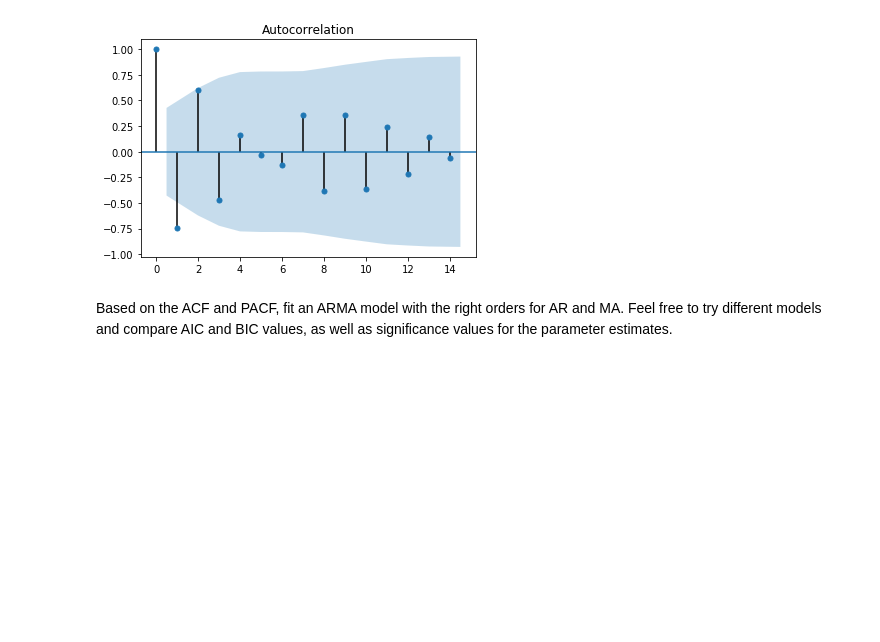
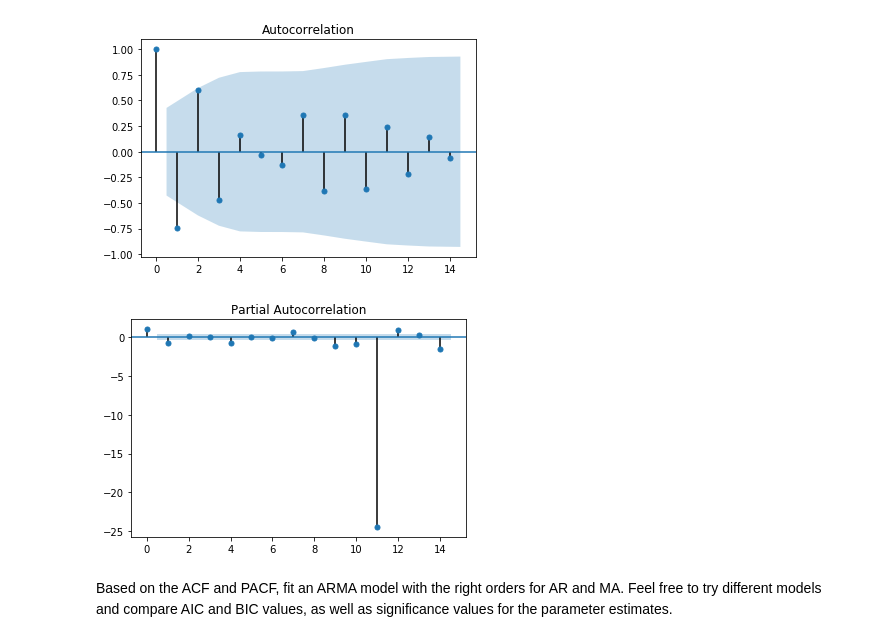
Before and after one commit to fragmento/dsc-arma-models-statsmodels-lab-nyc-ds-033020, a Jupyter notebook: index.ipynb, the cells around one changed output. Saved outputs shown, nothing was run; the diff lists cells and outputs as text; code cells hidden in the pictures; blank space fills up the shorter version.

```diff
--- a/index.ipynb
+++ b/index.ipynb
@@ -68,6 +68,9 @@ plot_acf(diff,alpha=.05);
 [figure]
 # %%
 # Plot the PACF
+plot_pacf(diff,alpha=.05);
+# %% [output]
+[figure, added]
 # %% [markdown]
 Based on the ACF and PACF, fit an ARMA model with the right orders for AR and MA. Feel free to try different models and compare AIC and BIC values, as well as significance values for the parameter estimates.
 # %% [markdown]
```
